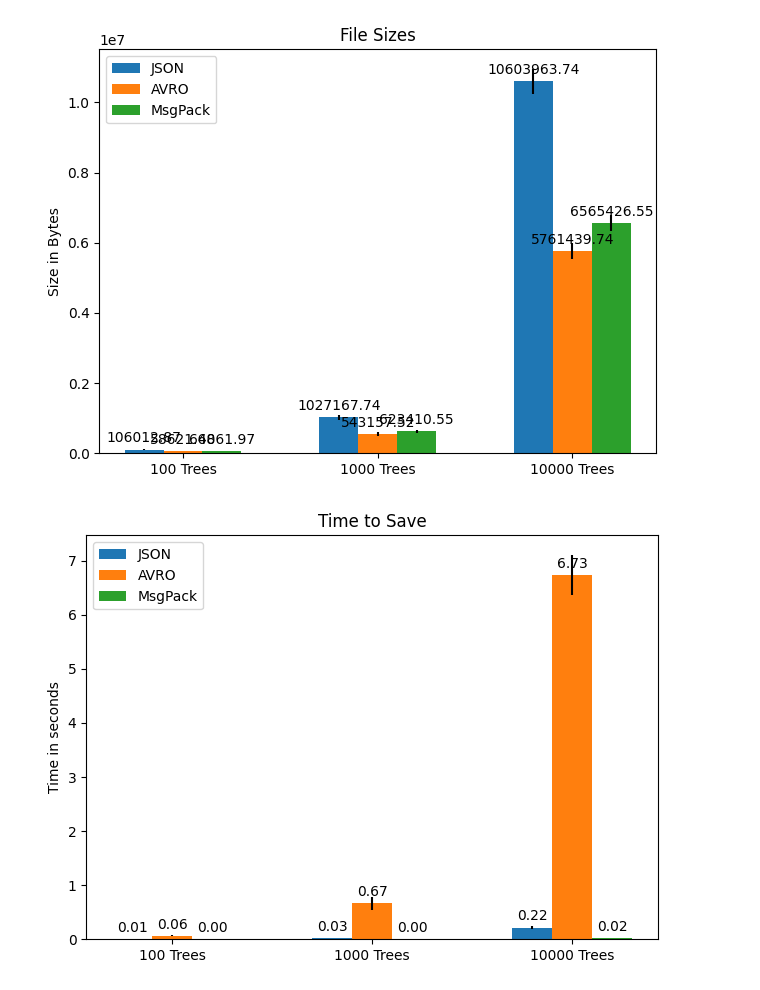
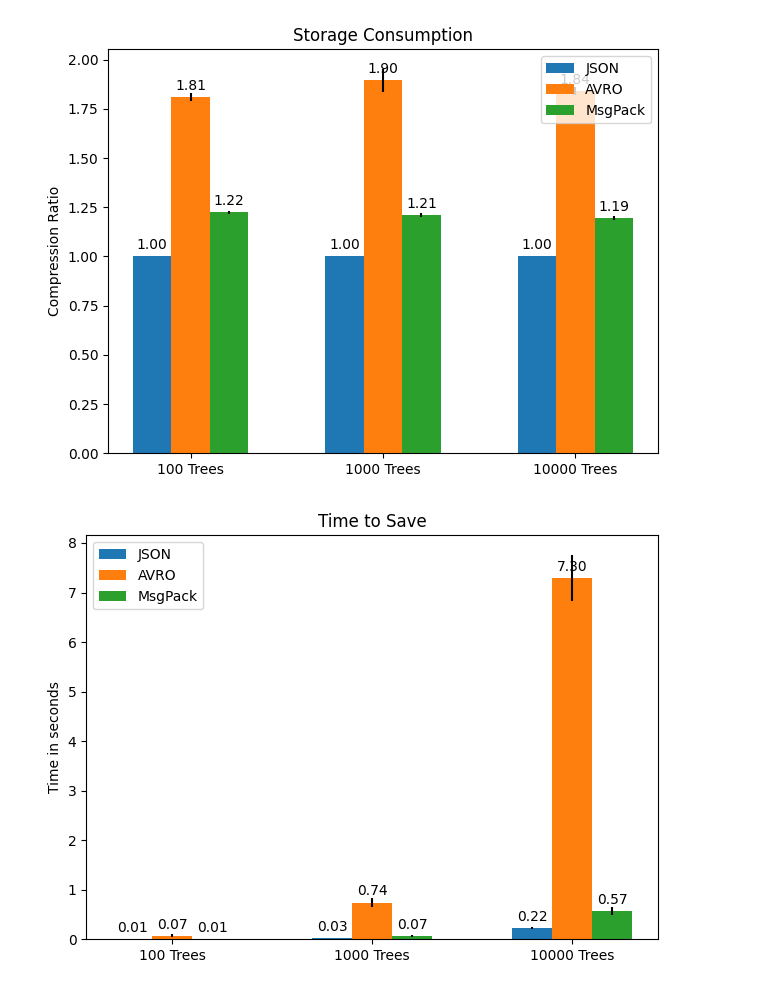
Before and after one commit to dkuska/tree-ensemble-model-management, a Jupyter notebook: avro/binary_json.ipynb, the cells around one changed output. Cells and saved outputs as stored; diff of their text form; code cells hidden in the pictures.

```diff
--- a/avro/binary_json.ipynb
+++ b/avro/binary_json.ipynb
@@ -98,26 +94,31 @@ def load_model_avro(model_path_avro):
     return booster
 # %%
 def save_model_msgpack(booster, model_path_msgpack):
-    # Serialize the booster object directly to a byte stream
-    model_bytearray = booster.save_raw()
+    temp_model_path = tempfile.mktemp(suffix=".json")
+    booster.save_model(temp_model_path)
+
+    # Read the JSON data from the temporary file
+    with open(temp_model_path, "r") as f:
+        model_json = json.load(f)
 
     # Pack the byte stream using MessagePack
-    packed = msgpack.packb(model_bytearray)
+    packed = msgpack.packb(model_json)
 
     # Write the packed data to a file
     with open(model_path_msgpack, "wb") as outfile:
         outfile.write(packed)
 
+
 def load_model_msgpack(model_path_msgpack):
     # Read and unpack the MessagePack data
     with open(model_path_msgpack, "rb") as f:
         packed_data = f.read()
-    model_bytearray = msgpack.unpackb(packed_data)
+    model_dict = msgpack.unpackb(packed_data)
 
     # Temporarily save the binary data to a file
     temp_model_path = tempfile.mktemp()
-    with open(temp_model_path, "wb") as f:
-        f.write(model_bytearray)
+    with open(temp_model_path, "w") as f:
+        json.dump(model_dict, f)
 
     # Load the model using the temporary file
     booster = xgb.Booster()
@@ -150,7 +151,8 @@ def get_metrics(model_dir):
         dt_json_save.append(time() - t0)
 
         # Size
-        json_sizes.append(os.path.getsize(model_path))
+        json_size = os.path.getsize(model_path)
+        json_sizes.append(1)
 
         # AVRO
         # Save
@@ -165,7 +167,7 @@ def get_metrics(model_dir):
         dt_avro_load.append(time() - t0)
 
         # Size
-        avro_sizes.append(os.path.getsize(avro_path))
+        avro_sizes.append(json_size / os.path.getsize(avro_path))
         os.remove(avro_path)
 
         # MSGPACK
@@ -181,9 +183,12 @@ def get_metrics(model_dir):
         dt_msgpack_load.append(time() - t0)
 
         # Size
-        msgpack_sizes.append(os.path.getsize(msgpack_path))
+        msgpack_sizes.append(json_size / os.path.getsize(msgpack_path))
         os.remove(msgpack_path)
 
+        assert (
+            booster.get_dump() == avro_booster.get_dump() == msgpack_booster.get_dump()
+        )
 
     # Evaluation
     # Load
@@ -289,13 +294,13 @@ def plot(sample1, sample2, sample3, ylabel, title):
     plt.tight_layout()
     plt.show()
 # %%
-plot(sizes_100, sizes_1000, sizes_10000, ylabel="Size in Bytes", title="File Sizes")
+plot(sizes_100, sizes_1000, sizes_10000, ylabel="Compression Ratio", title="Storage Consumption")
 # %% [output]
-[figure, old version]
+[figure, new version]
 # %%
 plot(save_100, save_1000, save_10000, ylabel="Time in seconds", title="Time to Save")
 # %% [output]
-[figure, old version]
+[figure, new version]
 # %%
 plot(load_100, load_1000, load_10000, ylabel="Time in seconds", title="Time to Recover")
 # %% [output]
```
Also changed, not shown: parts of 2 cells of this notebook, 7 other files.
